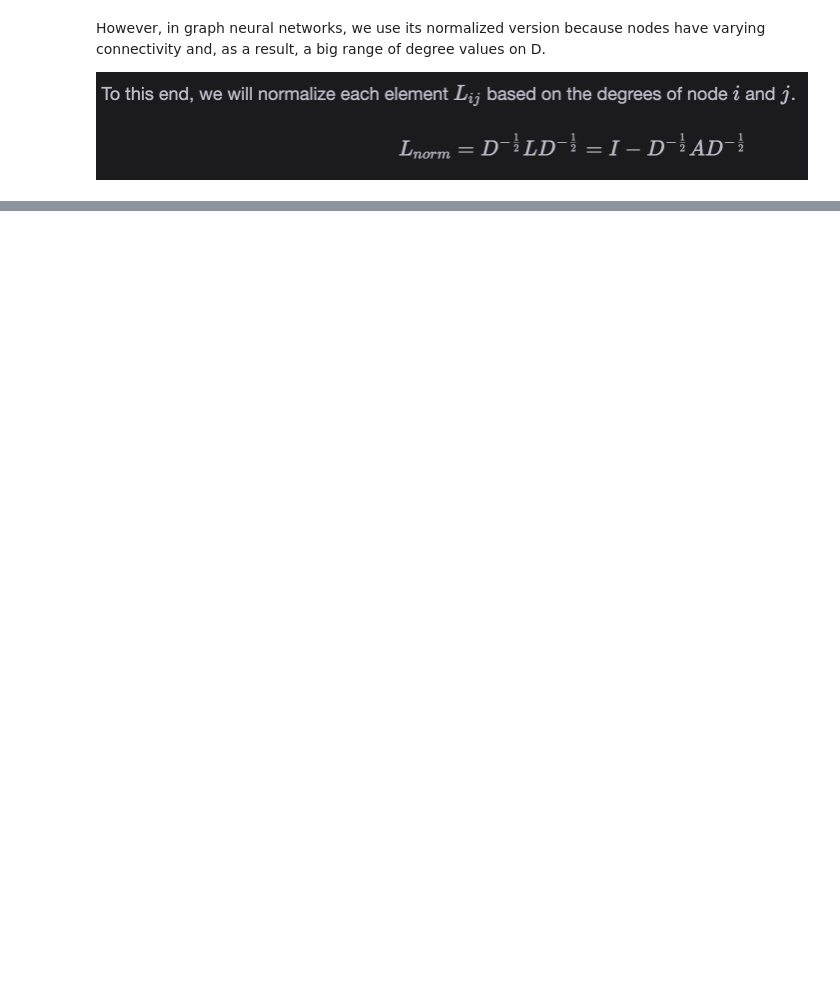
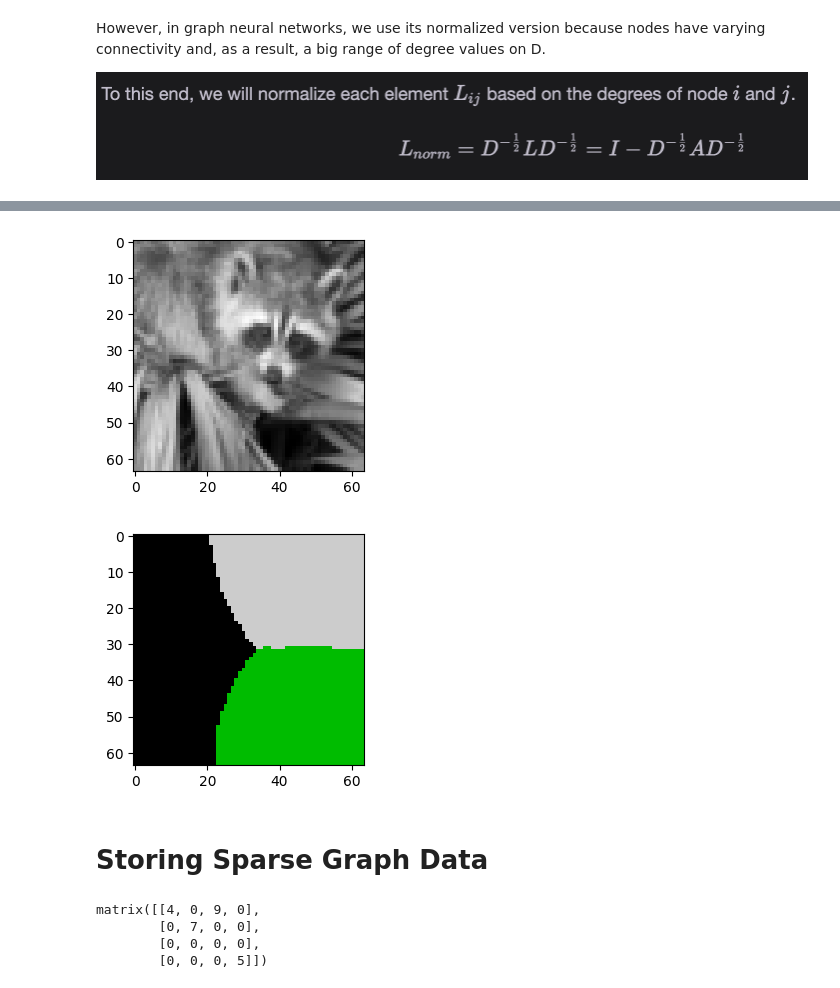
Before and after one commit to itmesneha/Neural_Network_from_scratch, a Jupyter notebook: graph-neural-networks.ipynb, the cells around one changed output, grey strips where cells are left out. Cells and saved outputs as stored; diff of their text form; code cells hidden in the pictures; blank space fills up the shorter version.

```diff
--- a/graph-neural-networks.ipynb
+++ b/graph-neural-networks.ipynb
@@ -105,0 +285,35 @@ L_norm:  tensor([[0.6667, 0.6667, 1.0000, 0.4226,    nan],
+# %%
+import numpy as np
+from scipy import datasets # Corrected import
+from skimage.transform import resize
+import matplotlib.pyplot as plt
+from numpy import linalg as LA
+from scipy.sparse import csgraph
+from sklearn.feature_extraction.image import img_to_graph
+from sklearn.cluster import spectral_clustering
+# import scipy.misc # Not needed anymore
+
+
+re_size = 64 # ownsampling of resized rectangular image
+
+# *** Correction is here: use datasets.face instead of misc.face ***
+img = datasets.face(gray=True)  #retrieve a grayscale image
+# ***************************************************************
+
+img = resize(img, (re_size, re_size))
+mask = img.astype(bool)
+graph = img_to_graph(img, mask=mask)
+#Take a decreasing function of the gradient: we take it weakly
+#dependant from the gradient the segmentation is close to a voronoi
+graph.data = np.exp(-graph.data / graph.data.std())
+labels = spectral_clustering(graph, n_clusters=3)
+label_im = -np.ones(mask.shape)
+label_im[mask] = labels
+
+plt.figure(figsize=(6, 3))
+plt.imshow(img, cmap='gray', interpolation='nearest')
+
+plt.figure(figsize=(6, 3))
+plt.imshow(label_im, cmap=plt.cm.nipy_spectral, interpolation='nearest')
+plt.show()
+# %% [output]
@@ -105,0 +321,18 @@ L_norm:  tensor([[0.6667, 0.6667, 1.0000, 0.4226,    nan],
+[figure, added]
+[figure, added]
+# %% [markdown]
+# Storing Sparse Graph Data
+# %%
+import numpy as np
+import scipy.sparse as sparse
+row =  np.array([0, 3, 1, 0])
+col =   np.array([0, 3, 1, 2])
+data = np.array([4, 5, 7, 9])
+
+mtx = sparse.coo_matrix((data, (row, col)), shape=(4, 4))
+mtx.todense()
+# %% [output]
+matrix([[4, 0, 9, 0],
+        [0, 7, 0, 0],
+        [0, 0, 0, 0],
+        [0, 0, 0, 5]])
```
Also changed, not shown: parts of 9 cells of this notebook, 1 other file.
